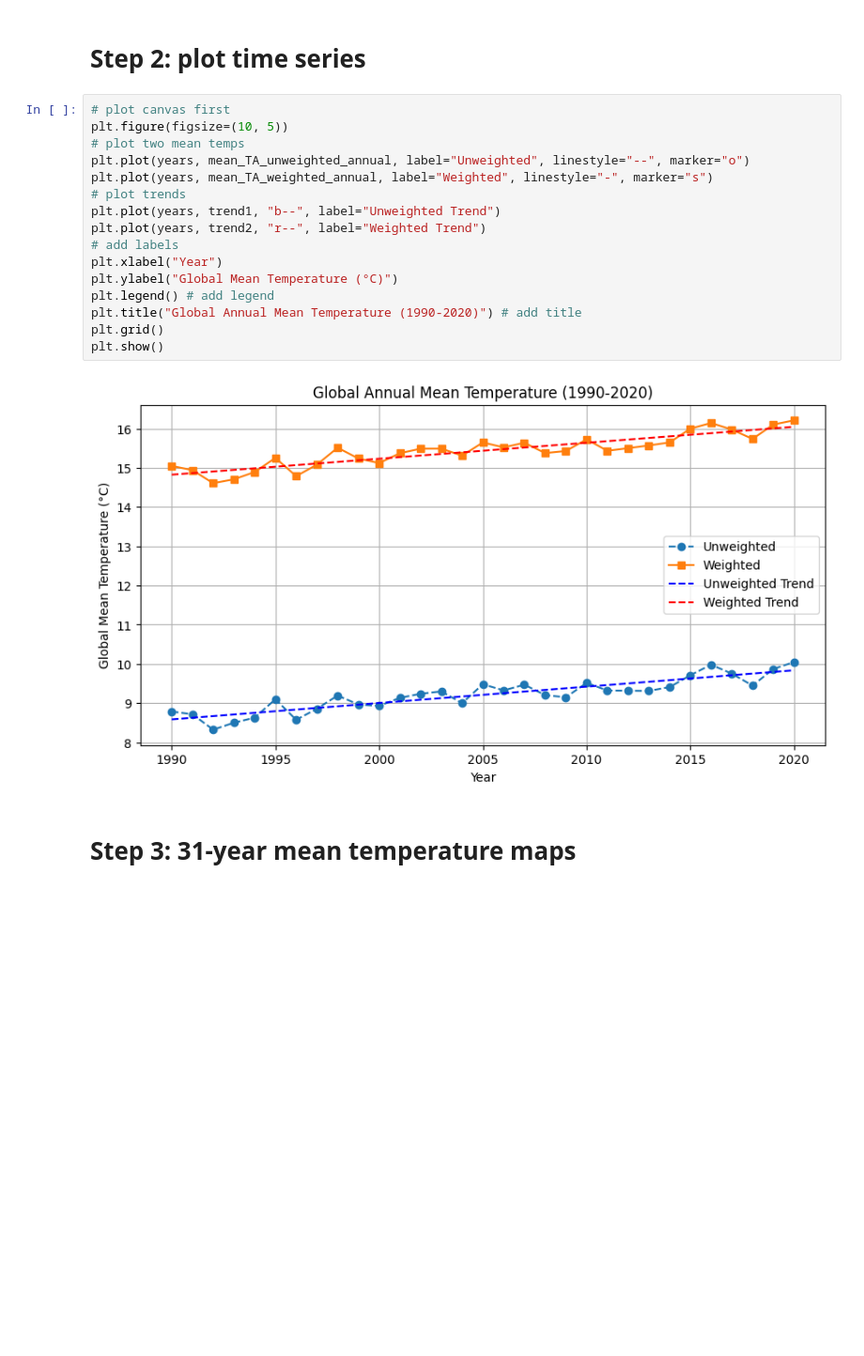
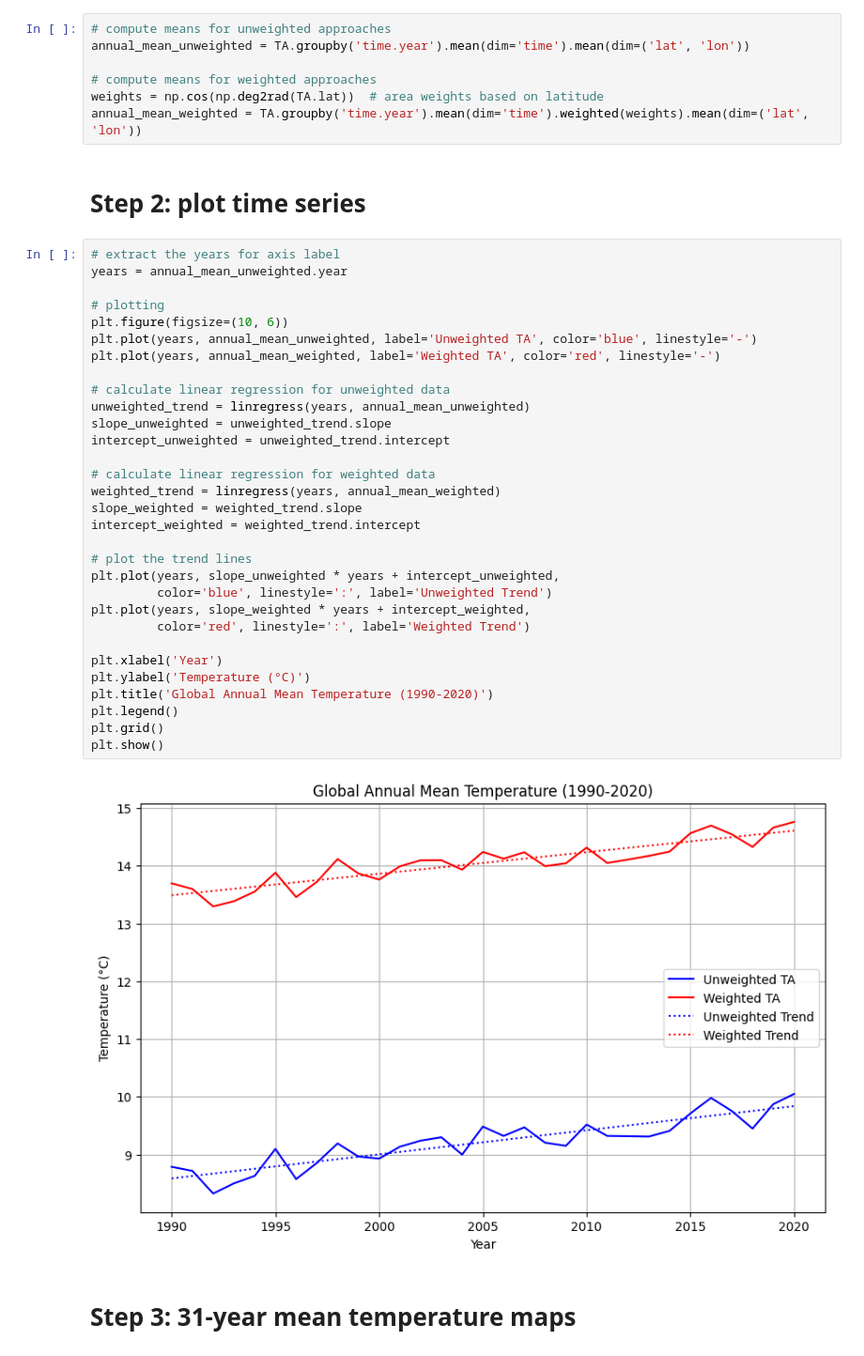
Before and after one commit to MarcWu-929/FWE458, a Jupyter notebook: Homework6/Homework6.ipynb, the cells around one changed output. Shown: that part at 94% size. Cells and saved outputs as stored; diff of their text form; blank space fills up the shorter version.

```diff
--- a/Homework6/Homework6.ipynb
+++ b/Homework6/Homework6.ipynb
@@ -68,22 +47,44 @@ trend2 = slope2 * years + intercept2
+# %%
+# compute means for unweighted approaches
+annual_mean_unweighted = TA.groupby('time.year').mean(dim='time').mean(dim=('lat', 'lon'))
+
+# compute means for weighted approaches
+weights = np.cos(np.deg2rad(TA.lat))  # area weights based on latitude
+annual_mean_weighted = TA.groupby('time.year').mean(dim='time').weighted(weights).mean(dim=('lat', 'lon'))
 # %% [markdown]
 # Step 2: plot time series
 # %%
-# plot canvas first
-plt.figure(figsize=(10, 5))
-# plot two mean temps
-plt.plot(years, mean_TA_unweighted_annual, label="Unweighted", linestyle="--", marker="o")
-plt.plot(years, mean_TA_weighted_annual, label="Weighted", linestyle="-", marker="s")
-# plot trends
-plt.plot(years, trend1, "b--", label="Unweighted Trend")
-plt.plot(years, trend2, "r--", label="Weighted Trend")
-# add labels
-plt.xlabel("Year")
-plt.ylabel("Global Mean Temperature (°C)")
-plt.legend() # add legend
-plt.title("Global Annual Mean Temperature (1990-2020)") # add title
+# extract the years for axis label
+years = annual_mean_unweighted.year
+
+# plotting
+plt.figure(figsize=(10, 6))
+plt.plot(years, annual_mean_unweighted, label='Unweighted TA', color='blue', linestyle='-')
+plt.plot(years, annual_mean_weighted, label='Weighted TA', color='red', linestyle='-')
+
+# calculate linear regression for unweighted data
+unweighted_trend = linregress(years, annual_mean_unweighted)
+slope_unweighted = unweighted_trend.slope
+intercept_unweighted = unweighted_trend.intercept
+
+# calculate linear regression for weighted data
+weighted_trend = linregress(years, annual_mean_weighted)
+slope_weighted = weighted_trend.slope
+intercept_weighted = weighted_trend.intercept
+
+# plot the trend lines
+plt.plot(years, slope_unweighted * years + intercept_unweighted,
+         color='blue', linestyle=':', label='Unweighted Trend')
+plt.plot(years, slope_weighted * years + intercept_weighted,
+         color='red', linestyle=':', label='Weighted Trend')
+
+plt.xlabel('Year')
+plt.ylabel('Temperature (°C)')
+plt.title('Global Annual Mean Temperature (1990-2020)')
+plt.legend()
 plt.grid()
 plt.show()
 # %% [output]
-[figure, old version]
+[figure, new version]
 # %% [markdown]
 # Step 3: 31-year mean temperature maps
```
Also changed, not shown: parts of 3 cells of this notebook.
